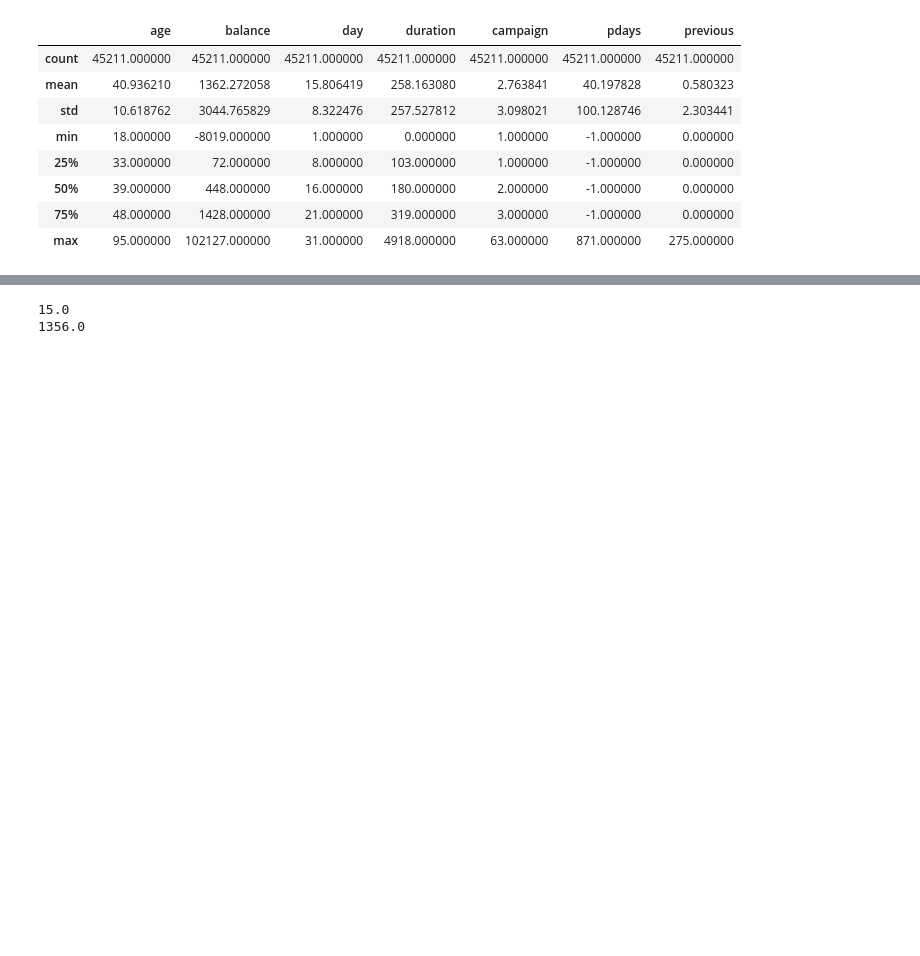
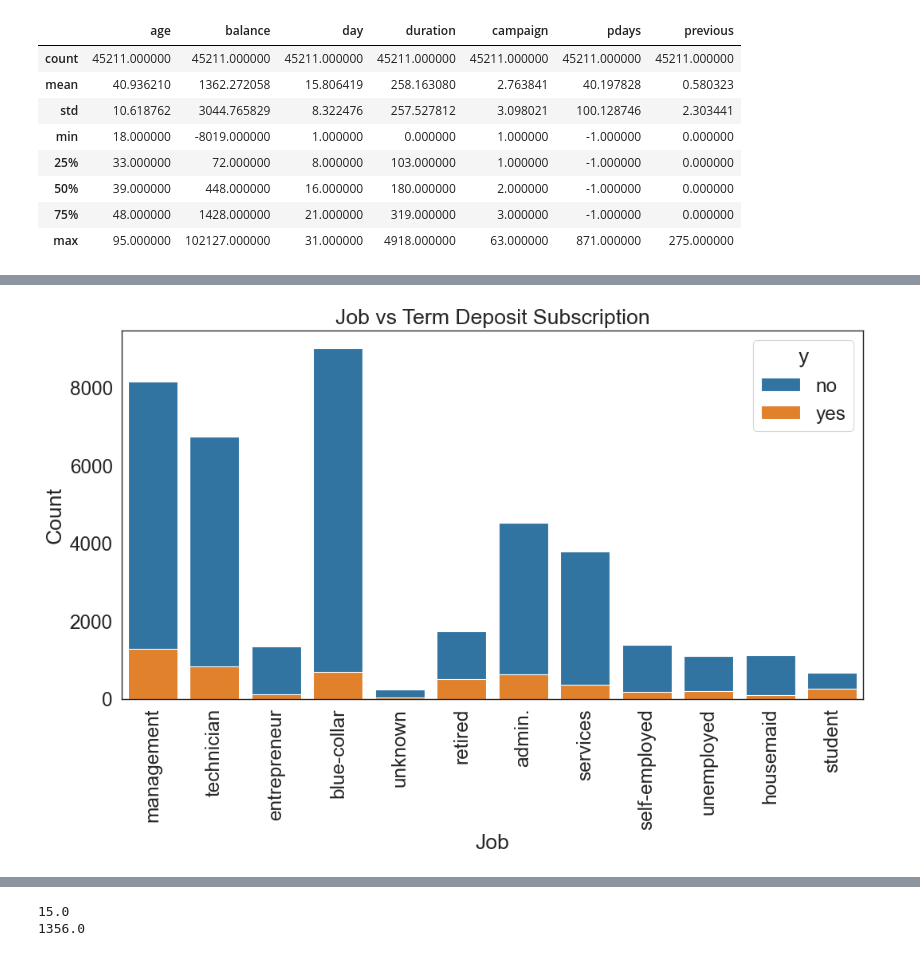
Before and after one commit to Soorabh/BankCustomerSubscription, a Jupyter notebook: notebooks/Bank Customer Term subscription.ipynb, the cells around one changed output, grey strips where cells are left out. Cells and saved outputs as stored; diff of their text form; code cells hidden in the pictures; blank space fills up the shorter version.

```diff
--- a/notebooks/Bank Customer Term subscription.ipynb
+++ b/notebooks/Bank Customer Term subscription.ipynb
@@ -59,0 +84,11 @@ bank_data.describe()
+# %%
+# Job vs TDS
+plt.figure(figsize=(12, 6))
+sns.countplot(x='job', hue='y', data=bank_data, dodge= False )
+plt.title('Job vs Term Deposit Subscription')
+plt.xlabel('Job')
+plt.ylabel('Count')
+plt.xticks(rotation = 90)
+plt.show()
+# %% [output]
+[figure, added]
```
Also changed, not shown: parts of 45 cells of this notebook, 1 other file.
